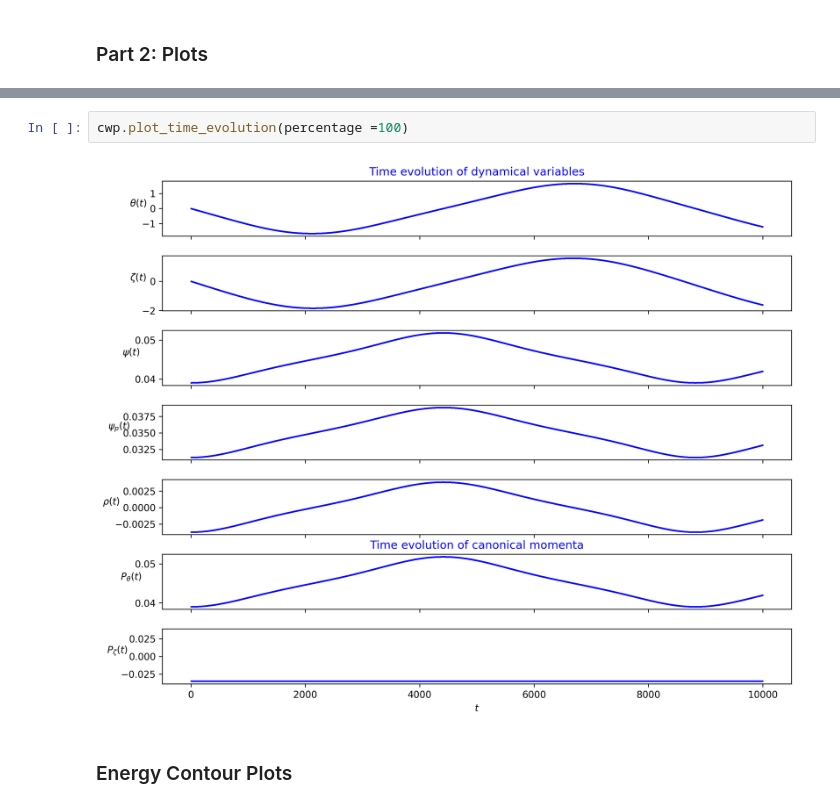
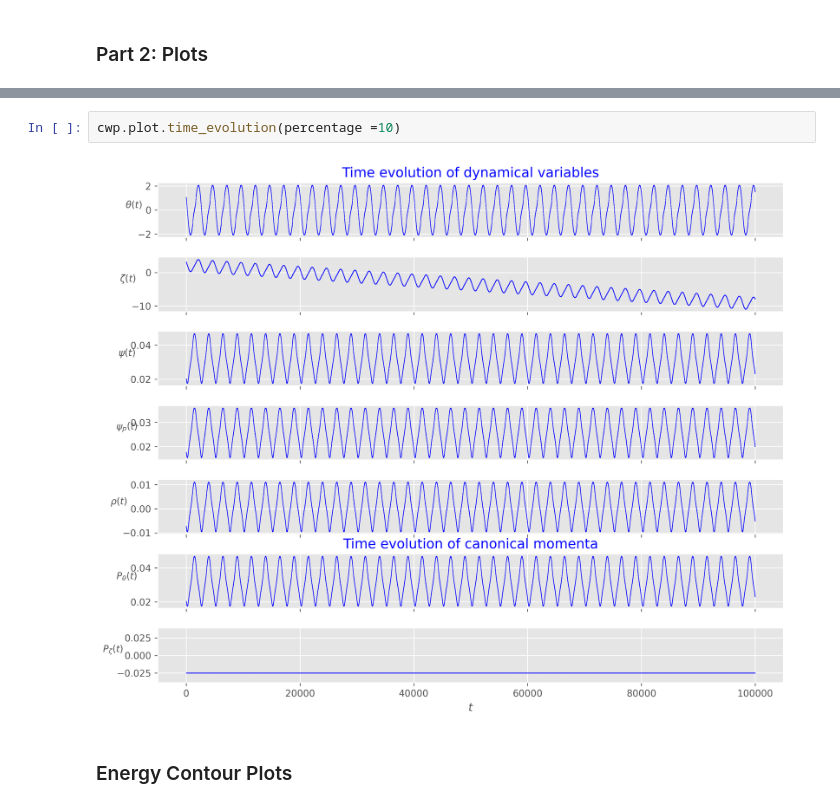
Before and after one commit to PlasmaPhy/guiding-center-motion, a Jupyter notebook: Notebook.ipynb, the cells around one changed output, grey strips where cells are left out. Saved outputs shown, nothing was run; the diff lists cells and outputs as text.

```diff
--- a/Notebook.ipynb
+++ b/Notebook.ipynb
@@ -87,7 +94,7 @@ cwp.plot_electric(q_plot = True, zoom = [0, 1.1])
-# %%
-cwp.plot_time_evolution(percentage =100)
-# %% [output]
-[figure, removed]
+# %%
+cwp.plot.time_evolution(percentage =10)
+# %% [output]
+[figure, added]
 # %% [markdown]
 ### Energy Contour Plots
 # %%
```
Also changed, not shown: parts of 16 cells of this notebook, 18 other files.
